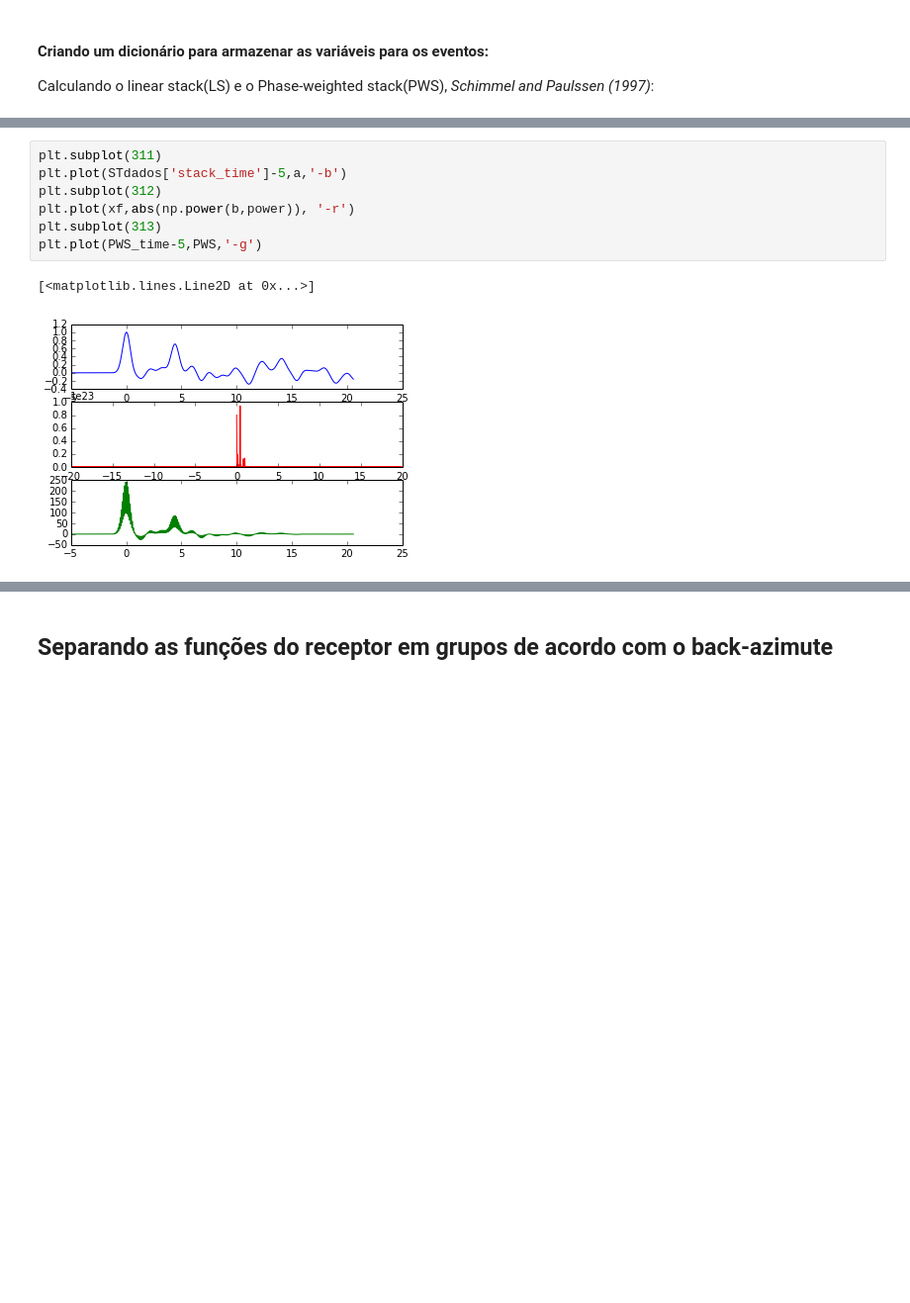
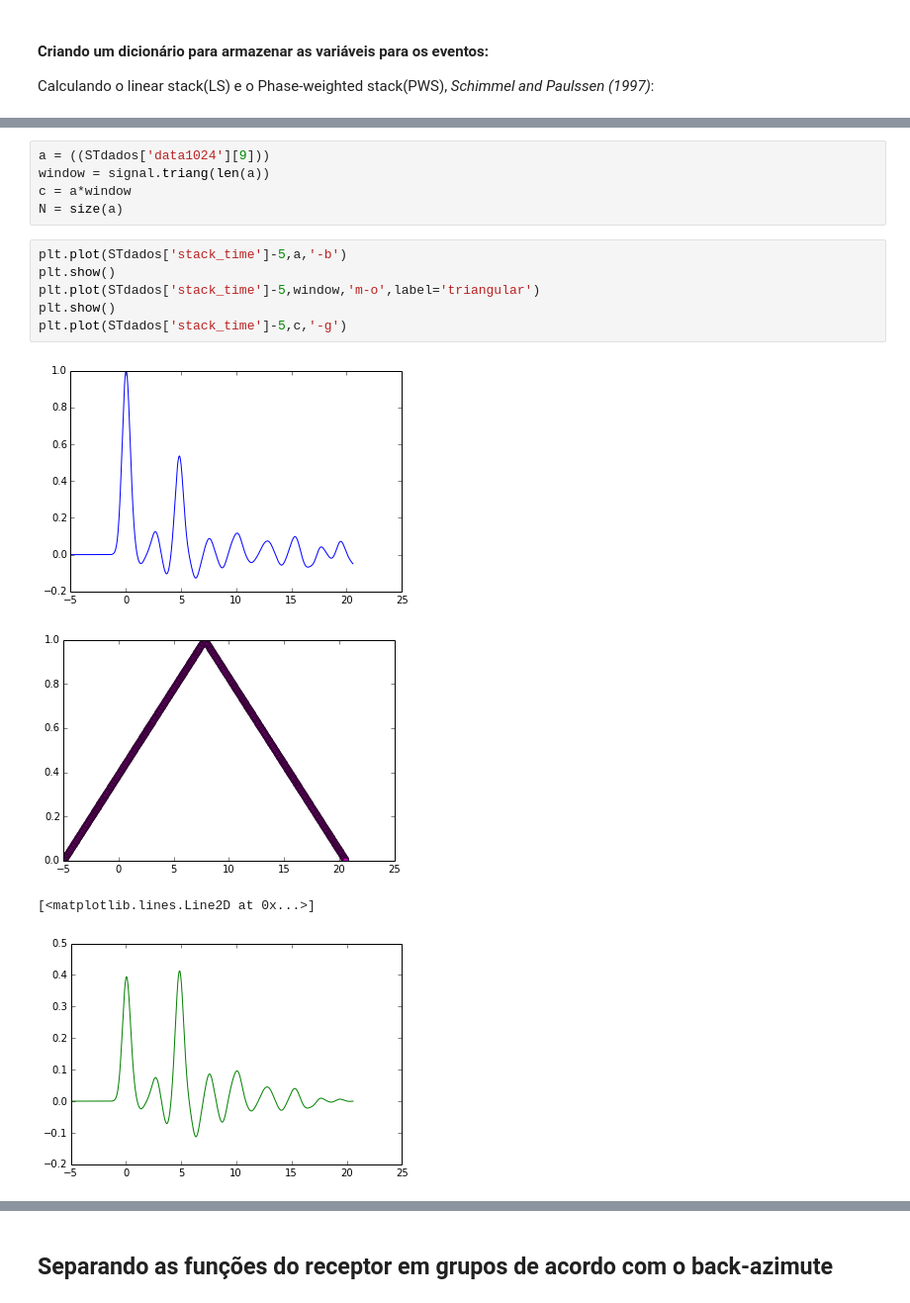
Before and after one commit to dIOGOLOC/projeto_mestrado, a Jupyter notebook: plotagem_funcao_receptor.ipynb, the cells around one changed output, grey strips where cells are left out. Shown: that part at 99% size. Saved outputs shown, nothing was run; the diff lists cells and outputs as text; blank space fills up the shorter version.

```diff
--- a/plotagem_funcao_receptor.ipynb
+++ b/plotagem_funcao_receptor.ipynb
@@ -185,10 +143,16 @@ PWS_time = STdados['stack_time'][0:N]
+# %%
+a = ((STdados['data1024'][9]))
+window = signal.triang(len(a))
+c = a*window
+N = size(a)
 # %%
-plt.subplot(311)
 plt.plot(STdados['stack_time']-5,a,'-b')
-plt.subplot(312)
-plt.plot(xf,abs(np.power(b,power)), '-r')
-plt.subplot(313)
-plt.plot(PWS_time-5,PWS,'-g')
+plt.show()
+plt.plot(STdados['stack_time']-5,window,'m-o',label='triangular')
+plt.show()
+plt.plot(STdados['stack_time']-5,c,'-g')
 # %% [output]
+[figure, new version]
+[figure, added]
 [<matplotlib.lines.Line2D at 0x...>]
-[figure, old version]
+[figure, added]
```
Also changed, not shown: parts of 18 cells of this notebook.
